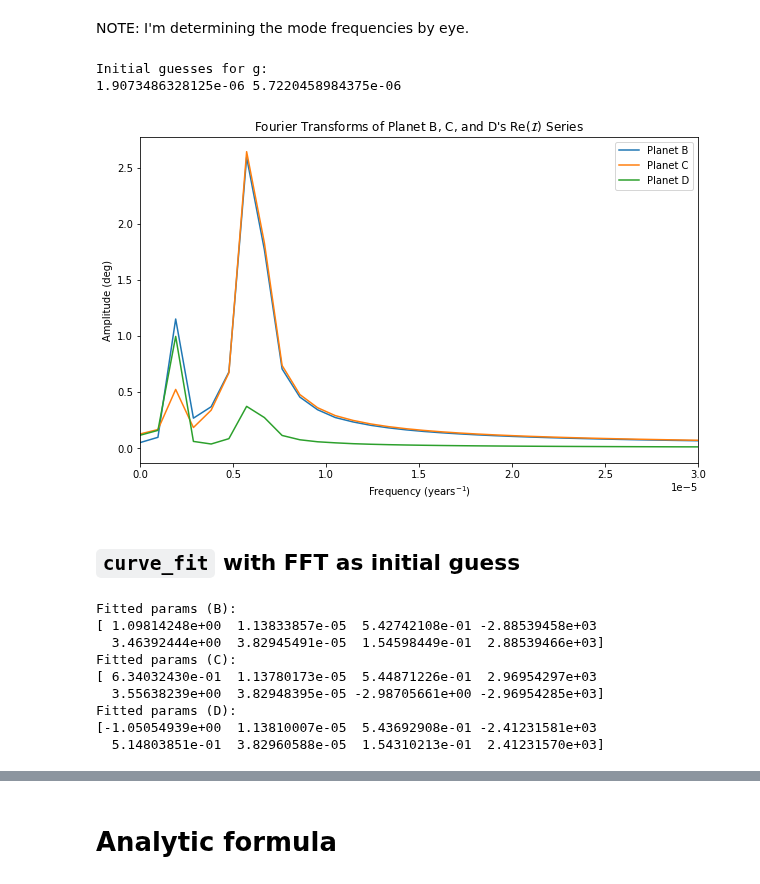
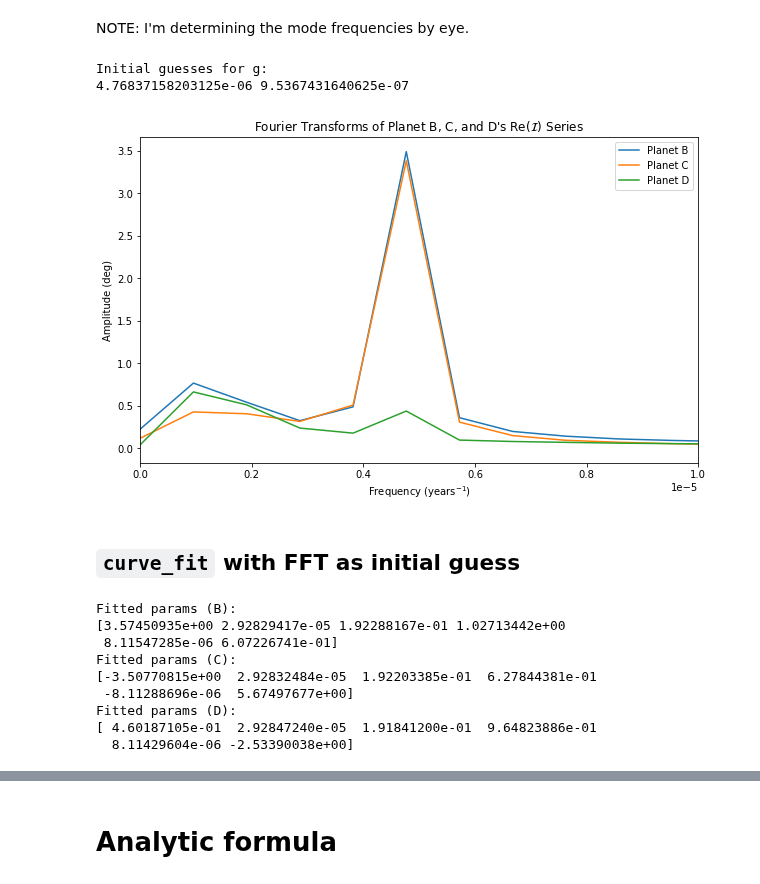
Before and after one commit to Jupiter1994/inc-dynamics, a Jupyter notebook: three_planet/three_planet.ipynb, the cells around one changed output, grey strips where cells are left out. Drawn from its saved outputs; the diff is of its cells as text; code cells hidden in the pictures.

```diff
--- a/three_planet/three_planet.ipynb
+++ b/three_planet/three_planet.ipynb
@@ -66,7 +66,7 @@ M_e = 3.00273e-6 # Earth mass in Msun
 star_mass = 1.0
 
 # set semimajor axis ratio of adjacent planets
-alpha = 1 / 1.8
+alpha = 1 / 1.9
 
 # Each planet has 4 provided params: mass (m) in Earth masses, semimajor axis (a),
 # inclination (inc), and Omega. The three omitted orbital params (e, f, omega)
@@ -451,39 +456,39 @@ c_fft = c_fft[:N//2]
 d_fft = 2 / num_steps * np.abs(fft.fft(d_complex_incs_deg.real))
 d_fft = d_fft[:N//2]
 
-g1_num = d_freqs[0]
-g2_num = b_freqs[0]
+g1_num = b_freqs[0]
+g2_num = b_freqs[1]
 print('Initial guesses for g:')
 print(g1_num, g2_num)
 freqs = fft.fftfreq(num_steps, tstep)[:N//2]
 # index of mode frequency in freqs array
 g1_ind = np.squeeze(np.where(freqs == g1_num))
 g2_ind = np.squeeze(np.where(freqs == g2_num))
 
 # mode_amp = np.array([b_fft[max_freq], c_fft[max_freq]])
 # mode_amp = mode_amp / np.linalg.norm(mode_amp)
 # print(f'Mode amp: {mode_amp}')
 
 # plot FTs
 fig = plt.figure(figsize=(10,6))
 fig.patch.set_facecolor('white')
 
 plt.plot(freqs, b_fft, label='Planet B')
 plt.plot(freqs, c_fft, label='Planet C')
 plt.plot(freqs, d_fft, label='Planet D')
 
 plt.xlabel('Frequency (years$^{-1}$)')
-plt.xlim(0, 3e-5)
+plt.xlim(0, 1e-5)
 plt.ylabel('Amplitude (deg)')
 plt.title("Fourier Transforms of Planet B, C, and D's Re($\mathcal{I}$) Series")
 plt.legend()
 
 # fig_path = "Figures/BCD_FTs.png"
 # plt.savefig(fig_path, bbox_inches='tight')
 plt.show()
 # %% [output]
 Initial guesses for g:
-1.9073486328125e-06 5.7220458984375e-06
+4.76837158203125e-06 9.5367431640625e-07
-[figure, old version]
+[figure, new version]
 # %% [markdown]
 ## `curve_fit` with FFT as initial guess
@@ -490,61 +511,45 @@ Initial guesses for g:
 # %%
-def cos_func(x, a, b, c, d):
-    '''
-    Returns a cosine function.
-
-    '''
-
-    return a * np.cos(b * x + c) + d
-
-def test_func(x, a1, b1, c1, d1, a2, b2, c2, d2):
-    '''
-    Returns a sum of 2 cosine functions.
-
-    '''
-
-    return cos_func(x, a1, b1, c1, d1) + cos_func(x, a2, b2, c2, d2)
-
 # Given our FFT results as an initial guess, use curve_fit to infer the parameters
 # of Planet B's complex inclination series (real component).
 
-guess_b = [b_fft[g1_ind], (2*np.pi)*g1_num, 0, 0, \
-          b_fft[g2_ind], (2*np.pi)*g2_num, 0, 0]
+guess_b = [b_fft[g1_ind], (2*np.pi)*g1_num, 0, \
+          b_fft[g2_ind], (2*np.pi)*g2_num, 0]
 params, params_covariance = optimize.curve_fit(test_func, times, b_series, \
                                                p0=guess_b)
-a1_B, b1_B, c1_B, d1_B, a2_B, b2_B, c2_B, d2_B = params
+a1_B, b1_B, c1_B, a2_B, b2_B, c2_B = params
 
 print('Fitted params (B):')
 print(params)
 
 # Fit parameters for Planet C.
-guess_c = [c_fft[g1_ind], (2*np.pi)*g1_num, 0, 0, \
-          c_fft[g2_ind], (2*np.pi)*g2_num, -np.pi, 0]
+guess_c = [c_fft[g1_ind], (2*np.pi)*g1_num, 0, \
+          c_fft[g2_ind], (2*np.pi)*g2_num, 0]
 params, params_covariance = optimize.curve_fit(test_func, times, c_series, \
                                                p0=guess_c)
-a1_C, b1_C, c1_C, d1_C, a2_C, b2_C, c2_C, d2_C = params
+a1_C, b1_C, c1_C, a2_C, b2_C, c2_C = params
 
 print('Fitted params (C):')
 print(params)
 
 # Fit parameters for Planet D.
-guess_d = [d_fft[g1_ind], (2*np.pi)*g1_num, 0, 0, \
-          d_fft[g2_ind], (2*np.pi)*g2_num, 0, 0] # use the freqs from Planet C
+guess_d = [d_fft[g1_ind], (2*np.pi)*g1_num, 0, \
+          d_fft[g2_ind], (2*np.pi)*g2_num, 0] # use the freqs from Planet C
 params, params_covariance = optimize.curve_fit(test_func, times, d_series, \
                                                p0=guess_d)
-a1_D, b1_D, c1_D, d1_D, a2_D, b2_D, c2_D, d2_D = params
+a1_D, b1_D, c1_D, a2_D, b2_D, c2_D = params
 
 print('Fitted params (D):')
 print(params)
 # %% [output]
 Fitted params (B):
-[ 1.09814248e+00  1.13833857e-05  5.42742108e-01 -2.88539458e+03
-  3.46392444e+00  3.82945491e-05  1.54598449e-01  2.88539466e+03]
+[3.57450935e+00 2.92829417e-05 1.92288167e-01 1.02713442e+00
+ 8.11547285e-06 6.07226741e-01]
 Fitted params (C):
-[ 6.34032430e-01  1.13780173e-05  5.44871226e-01  2.96954297e+03
-  3.55638239e+00  3.82948395e-05 -2.98705661e+00 -2.96954285e+03]
+[-3.50770815e+00  2.92832484e-05  1.92203385e-01  6.27844381e-01
+ -8.11288696e-06  5.67497677e+00]
 Fitted params (D):
-[-1.05054939e+00  1.13810007e-05  5.43692908e-01 -2.41231581e+03
-  5.14803851e-01  3.82960588e-05  1.54310213e-01  2.41231570e+03]
+[ 4.60187105e-01  2.92847240e-05  1.91841200e-01  9.64823886e-01
+  8.11429604e-06 -2.53390038e+00]
 # %%
 ## Plot data vs. curve_fit results.
 fig, (ax1, ax2, ax3) = plt.subplots(3, 1, sharex=True, figsize=(12,13))
```
Also changed, not shown: parts of 15 cells of this notebook, 3 other files.
